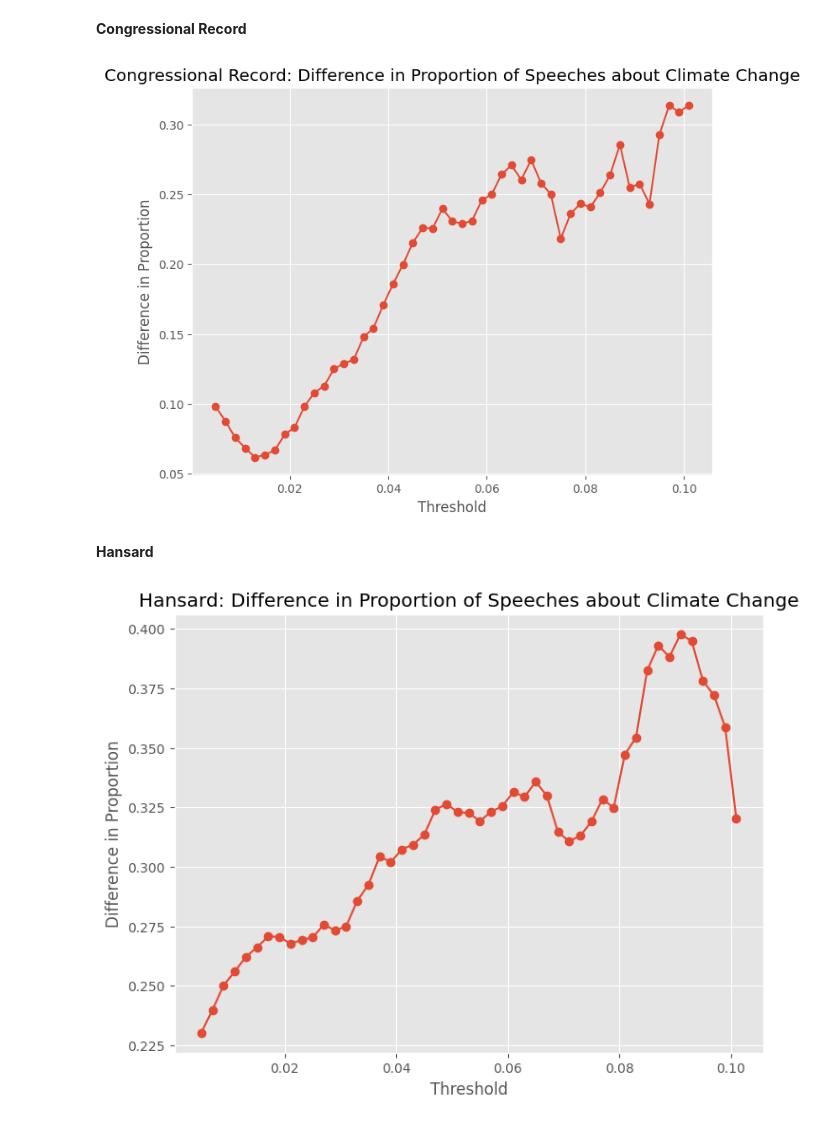
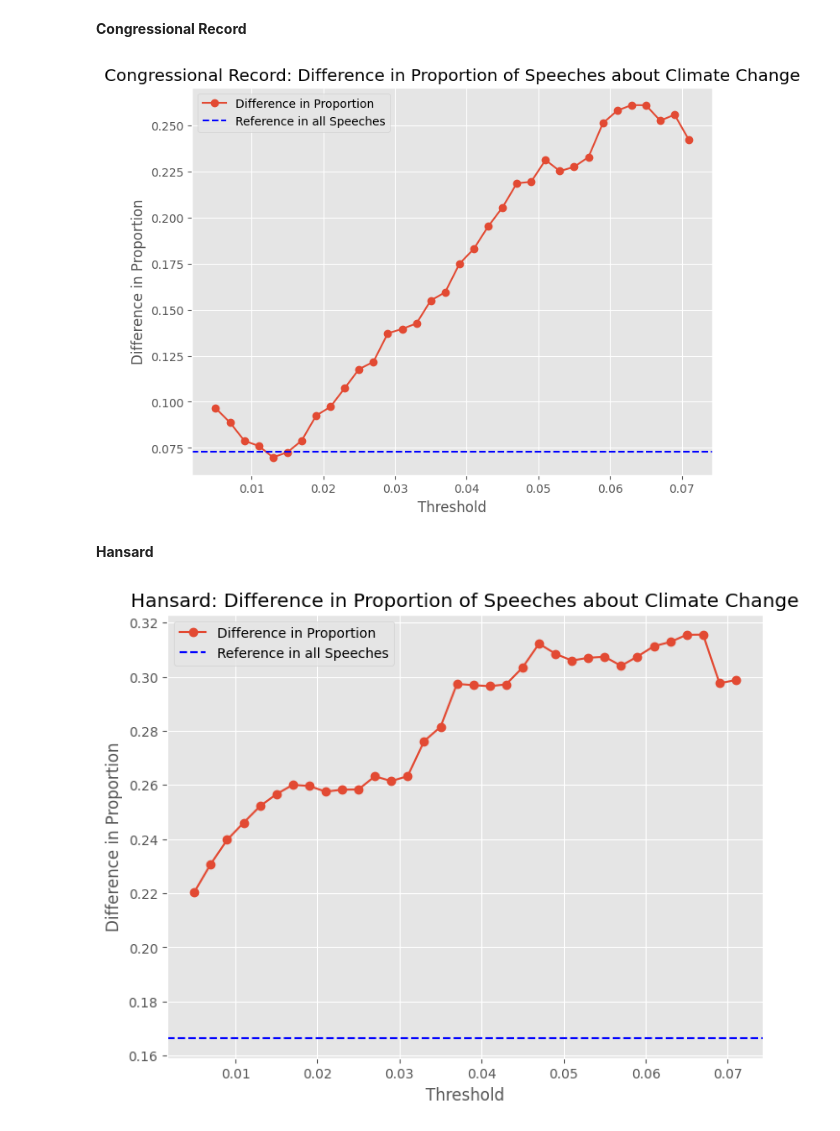
Before and after one commit to felixwallis/pir-dissertation, a Jupyter notebook: source/analysis/filtering.ipynb, the cells around one changed output. Cells and saved outputs as stored; diff of their text form; code cells hidden in the pictures.

```diff
--- a/source/analysis/filtering.ipynb
+++ b/source/analysis/filtering.ipynb
@@ -297,7 +297,7 @@ classified_congressional_record_sample = pd.read_csv(
 labels = classified_congressional_record_sample['climate_change_content']
 
 start_threshold = 0.005
-end_threshold = 0.1
+end_threshold = 0.07
 step = 0.002
 
 thresholds = np.arange(start_threshold, end_threshold + step, step)
@@ -337,7 +337,7 @@ classified_hansard_sample = pd.read_csv(
 labels = classified_hansard_sample['climate_change_content']
 
 start_threshold = 0.005
-end_threshold = 0.1
+end_threshold = 0.07
 step = 0.002
 
 thresholds = np.arange(start_threshold, end_threshold + step, step)
@@ -375,12 +375,25 @@ plt.show()
 We also want to test how the filtering process affects the balance of parties in the filtered datasets. The threshold should not have a statistically significant effect on this balance. Otherwise, the following results are likely being driven by the filtering process rather than the content of the speeches.
 # %% [markdown]
 **Congressional Record**
-# %%
-non_procedural_congressional_record = pd.read_csv(
-    DATA_PATH + 'non_procedural_congressional_record.csv')
 # %%
+# Calculating the difference in the proportion of speeches made by Democrats and Republicans
+# in the non-procedural Congressional Record
+republican_speeches = non_procedural_congressional_record[
+    non_procedural_congressional_record['party'] == 'R']
+democratic_speeches = non_procedural_congressional_record[
+    non_procedural_congressional_record['party'] == 'D']
+
+prop_republican_speeches = len(
+    republican_speeches) / len(non_procedural_congressional_record)
+prop_democratic_speeches = len(
+    democratic_speeches) / len(non_procedural_congressional_record)
+diff_prop_speeches = prop_democratic_speeches - prop_republican_speeches
+
+# Calculating the difference in the proportion of speeches about climate change
+# made by Democrats and Republicans in the non-procedural Congressional Record
+# at different thresholds
 start_threshold = 0.005
-end_threshold = 0.1
+end_threshold = 0.07
 step = 0.002
 thresholds = np.arange(start_threshold, end_threshold + step, step)
 
@@ -404,54 +417,76 @@ for threshold in tqdm(thresholds, desc="Processing thresholds"):
         prop_republican_climate_speeches
     diff_prop_climate_speeches_list.append(diff_prop_climate_speeches)
 
-# Plot the difference in proportion of speeches about climate change against thresholds
+# Plotting the difference in proportion of speeches about climate change against thresholds
 plt.figure(figsize=(8, 6))
-plt.plot(thresholds, diff_prop_climate_speeches_list, marker='o')
+plt.plot(thresholds, diff_prop_climate_speeches_list,
+         marker='o', label='Difference in Proportion')
+plt.axhline(y=diff_prop_speeches, color='b', linestyle='--',
+            label='Reference in all Speeches')
 plt.xlabel('Threshold')
 plt.ylabel('Difference in Proportion')
 plt.title(
     'Congressional Record: Difference in Proportion of Speeches about Climate Change')
 plt.grid(True)
+plt.legend()
 plt.show()
 # %% [output]
-[figure, old version]
+[figure, new version]
 # %% [markdown]
 **Hansard**
 # %%
 non_procedural_hansard = pd.read_csv(DATA_PATH + 'non_procedural_hansard.csv')
 # %%
+# Calculating the difference in the proportion of speeches made by Conservative and Labour
+# MPs in the non-procedural Hansard
+conservative_speeches = non_procedural_hansard[
+    non_procedural_hansard['speech_party'] == 'Conservative']
+labour_speeches = non_procedural_hansard[
+    non_procedural_hansard['speech_party'] == 'Labour']
+
+prop_conservative_speeches = len(
+    conservative_speeches) / len(non_procedural_hansard)
+prop_labour_speeches = len(labour_speeches) / len(non_procedural_hansard)
+diff_prop_speeches = prop_labour_speeches - prop_conservative_speeches
+
+# Calculating the difference in the proportion of speeches about climate change
+# made by Conservative and Labour MPs in the non-procedural Hansard at different thresholds
 start_threshold = 0.005
-end_threshold = 0.1
+end_threshold = 0.07
 step = 0.002
 
 thresholds = np.arange(start_threshold, end_threshold + step, step)
 diff_prop_climate_speeches_list = []
 
 for threshold in tqdm(thresholds, desc="Processing thresholds"):
     climate_hansard = topic_stems_filter(
         non_procedural_hansard, climate_stems, threshold)
 
     conservative_climate_speeches = climate_hansard[
         climate_hansard['speech_party'] == 'Conservative']
     labour_climate_speeches = climate_hansard[
         climate_hansard['speech_party'] == 'Labour']
 
     prop_conservative_climate_speeches = len(
         conservative_climate_speeches) / len(climate_hansard)
     prop_labour_climate_speeches = len(
         labour_climate_speeches) / len(climate_hansard)
 
     diff_prop_climate_speeches = prop_labour_climate_speeches - \
         prop_conservative_climate_speeches
     diff_prop_climate_speeches_list.append(diff_prop_climate_speeches)
 
 # Plot the difference in proportion of speeches about climate change against thresholds
 plt.figure(figsize=(8, 6))
-plt.plot(thresholds, diff_prop_climate_speeches_list, marker='o')
+plt.plot(thresholds, diff_prop_climate_speeches_list,
+         marker='o', label='Difference in Proportion')
+plt.axhline(y=diff_prop_speeches, color='b', linestyle='--',
+            label='Reference in all Speeches')
 plt.xlabel('Threshold')
 plt.ylabel('Difference in Proportion')
 plt.title('Hansard: Difference in Proportion of Speeches about Climate Change')
 plt.grid(True)
+plt.legend()
 plt.show()
 # %% [output]
-[figure, old version]
+[figure, new version]
```
Also changed, not shown: parts of 2 cells of this notebook, 1 other file.
